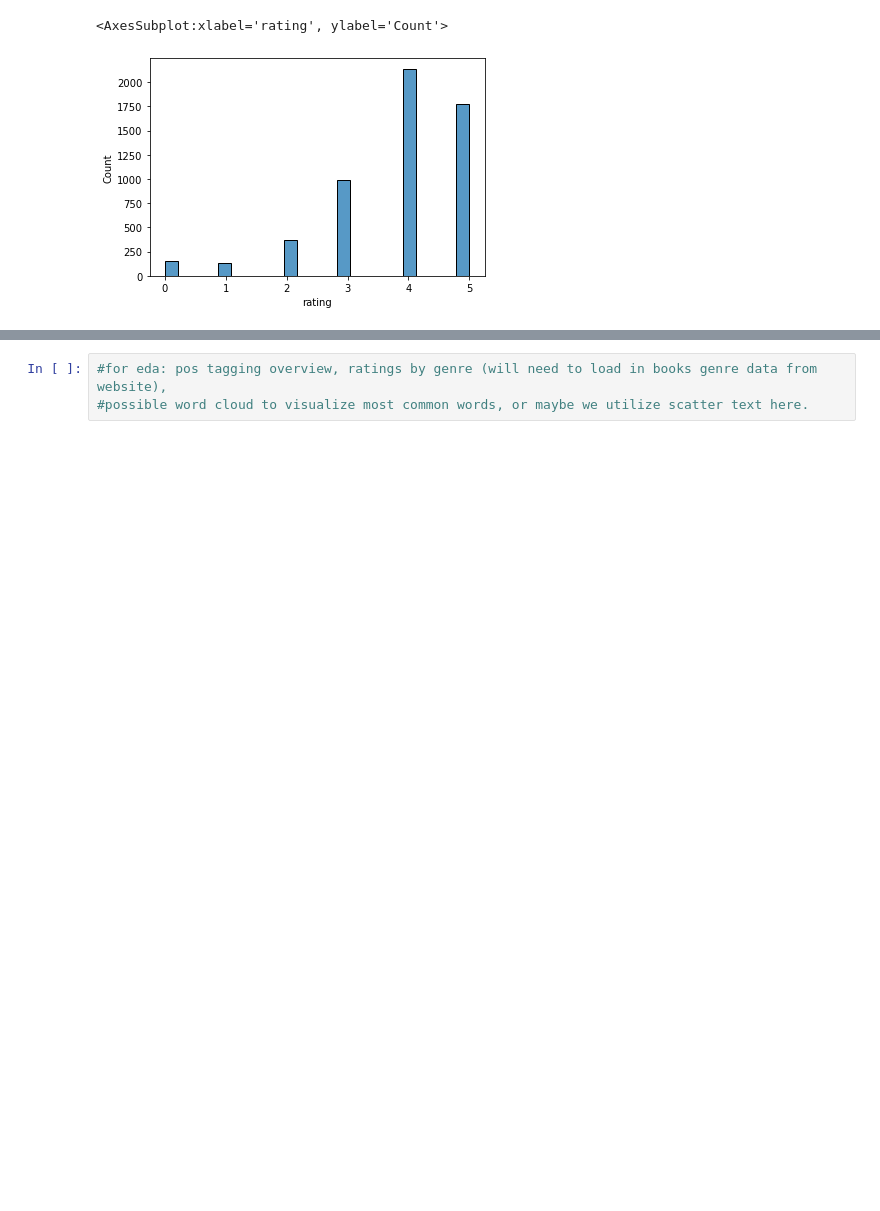
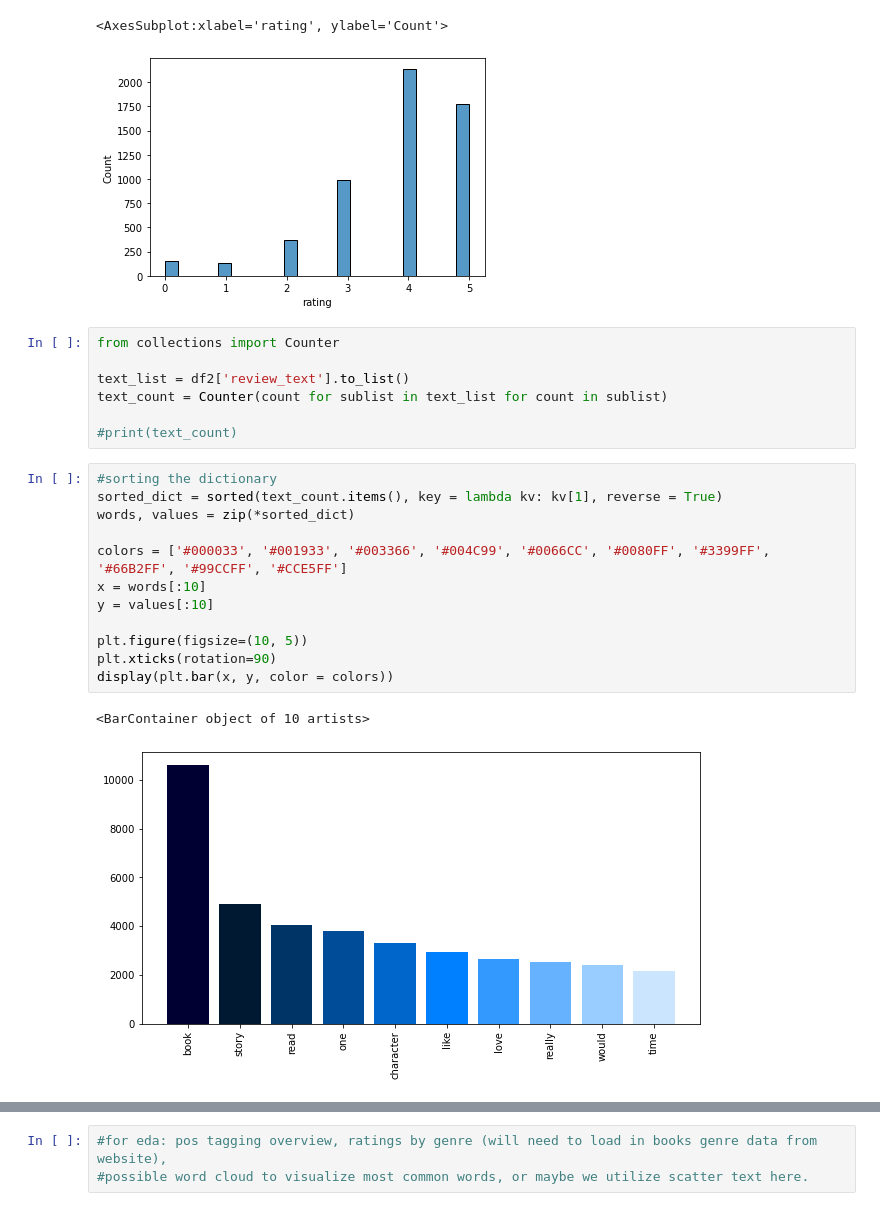
Before and after one commit to a-pa99/Supervised-and-Unsupervised-Sentiment-Analysis-on-Goodreads-Review-Text, a Jupyter notebook: Milestone 2 Project.ipynb, the cells around one changed output, grey strips where cells are left out. Cells and saved outputs as stored; diff of their text form; blank space fills up the shorter version.

```diff
--- a/Milestone 2 Project.ipynb
+++ b/Milestone 2 Project.ipynb
@@ -361,3 +361,25 @@ sns.histplot(data = df2, x = 'rating')
 # %% [output]
 <AxesSubplot:xlabel='rating', ylabel='Count'>
 [figure]
+# %%
+from collections import Counter
+
+text_list = df2['review_text'].to_list()
+text_count = Counter(count for sublist in text_list for count in sublist)
+
+#print(text_count)
+# %%
+#sorting the dictionary
+sorted_dict = sorted(text_count.items(), key = lambda kv: kv[1], reverse = True)
+words, values = zip(*sorted_dict)
+
+colors = ['#000033', '#001933', '#003366', '#004C99', '#0066CC', '#0080FF', '#3399FF', '#66B2FF', '#99CCFF', '#CCE5FF']
+x = words[:10]
+y = values[:10]
+
+plt.figure(figsize=(10, 5))
+plt.xticks(rotation=90)
+display(plt.bar(x, y, color = colors))
+# %% [output]
+<BarContainer object of 10 artists>
+[figure, added]
```
Also changed, not shown: parts of 32 cells of this notebook.
